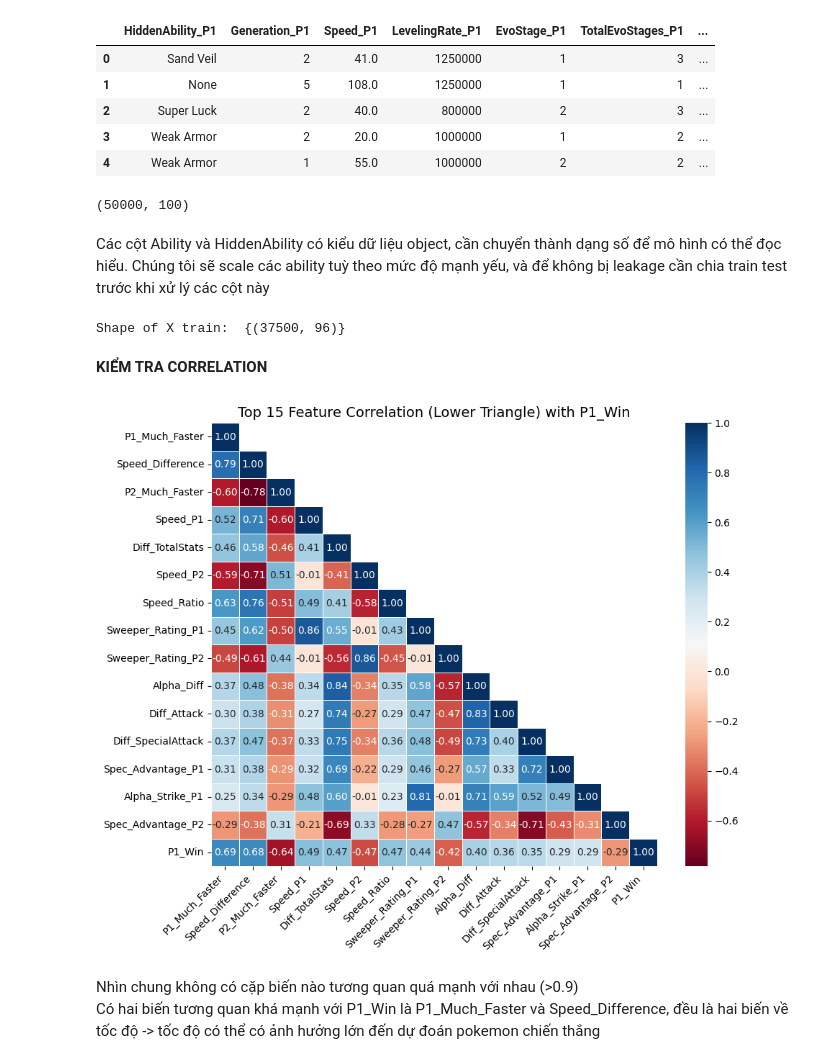
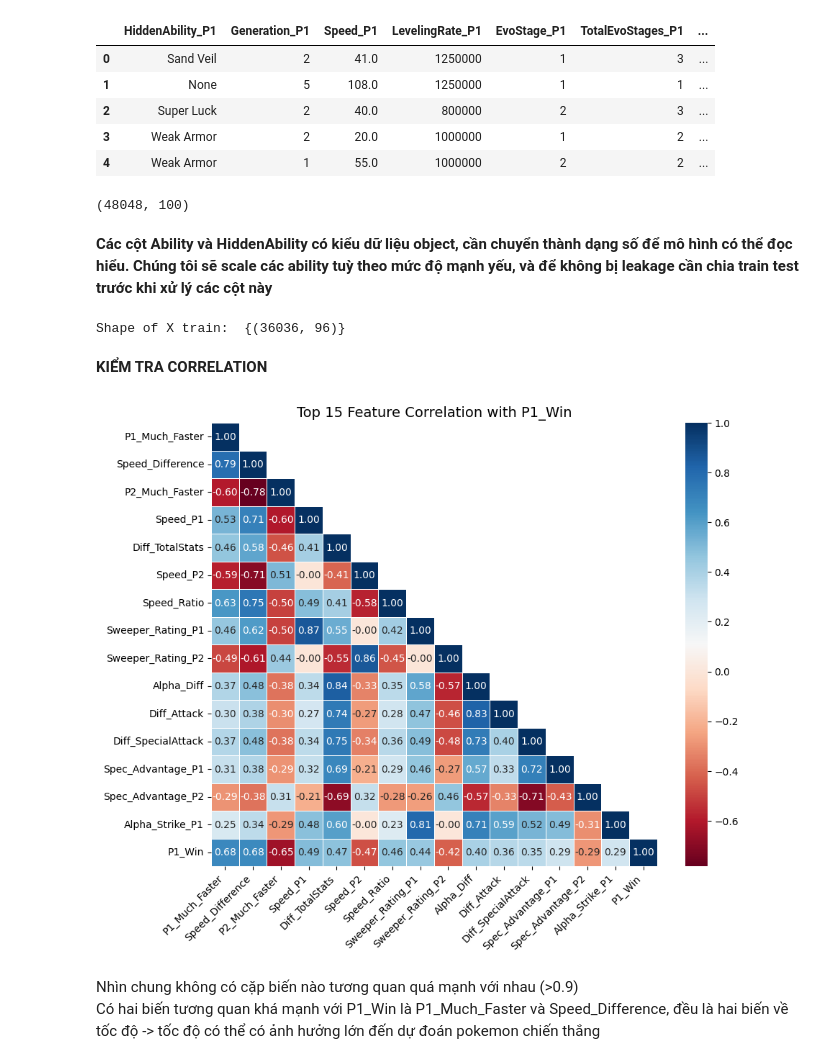
Before and after one commit to rizerize-1/pokemon, a Jupyter notebook: FE&Model.ipynb, the cells around one changed output. Cells and saved outputs as stored; diff of their text form; code cells hidden in the pictures.

Commit message:
Update markdown, fix ability

```diff
--- a/FE&Model.ipynb
+++ b/FE&Model.ipynb
@@ -19,9 +16,9 @@ from sklearn.ensemble import RandomForestClassifier
 from xgboost import XGBClassifier
 from sklearn.preprocessing import StandardScaler
 # %%
-df = pd.read_csv("data/modified/viz_pokemon.csv", keep_default_na = False)
-combats_df = pd.read_csv('data/raw_data/combats.csv')
-combats_df.drop_duplicates()
+df = pd.read_csv("pokemon/data/modified/viz_pokemon.csv", keep_default_na = False)
+combats_df = pd.read_csv('pokemon/data/raw_data/combats.csv')
+combats_df = combats_df.drop_duplicates().reset_index(drop=True)
 
 df.info()
 # %% [output]
@@ -164,7 +161,7 @@ df['LevelingRate'] = df['LevelingRate'].replace(['Slow', 'Medium Slow', 'Medium
 
 </div>
 # %%
-def create_feature(df):
+def create_intrinsic_metrics(df):
     # --- Alpha Strike (Sức Tấn Công Tối Ưu) ---
     # Logic: A Pokemon only attacks with its stronger stat. The other is irrelevant.
     df['Alpha_Strike'] = df[['Attack', 'SpecialAttack']].max(axis=1)
@@ -230,5 +227,5 @@ def create_feature(df):
 
     return df
 
-df = create_feature(df)
+df = create_intrinsic_metrics(df)
 # %% [markdown]
@@ -377,21 +380,21 @@ pokemon_df.head()
 # %%
 pokemon_df.shape
 # %% [output]
-(50000, 100)
+(48048, 100)
 # %% [markdown]
-Các cột Ability và HiddenAbility có kiểu dữ liệu object, cần chuyển thành dạng số để mô hình có thể đọc hiểu.
-Chúng tôi sẽ scale các ability tuỳ theo mức độ mạnh yếu, và để không bị leakage cần chia train test trước khi xử lý các cột này
+**Các cột Ability và HiddenAbility có kiểu dữ liệu object, cần chuyển thành dạng số để mô hình có thể đọc hiểu.
+Chúng tôi sẽ scale các ability tuỳ theo mức độ mạnh yếu, và để không bị leakage cần chia train test trước khi xử lý các cột này**
 # %%
 X = pokemon_df.drop(columns=['P1_Win'])
 y = pokemon_df['P1_Win']
 
 X_train, X_test, y_train, y_test = train_test_split(X, y, test_size=0.25, random_state=42, stratify=y)
 
-# Xử lý các cột Ability =========
+# Xử lý các cột Ability
 train_p1 = X_train[['Ability1_P1', 'Ability2_P1', 'HiddenAbility_P1']].melt()['value']
 train_p1_win = pd.concat([y_train]*3, ignore_index=True)
 
-# Gom cả P2 của tập TRAIN (P2 thắng = y_train là 0)
+# Gom P2 của tập TRAIN (P2 thắng = y_train là 0)
 train_p2 = X_train[['Ability1_P2', 'Ability2_P2', 'HiddenAbility_P2']].melt()['value']
 train_p2_win = pd.concat([1 - y_train]*3, ignore_index=True)
 
@@ -399,28 +402,27 @@ all_train_abs = pd.concat([train_p1, train_p2])
 all_train_wins = pd.concat([train_p1_win, train_p2_win])
 temp_df = pd.DataFrame({'Ability': all_train_abs, 'Win': all_train_wins})
 
-# Công thức: (Số trận thắng + alpha * trung bình toàn cục) / (Tổng số trận + alpha)
-# Giúp các ability hiếm không bị điểm quá cao hoặc quá thấp
 global_mean = all_train_wins.mean()
-alpha = 10 # Trọng số làm mượt (giả định có sẵn 10 trận hòa để kéo về trung bình)
+alpha = 10
 
 stats = temp_df.groupby('Ability')['Win'].agg(['sum', 'count'])
 tier_dict = ((stats['sum'] + alpha * global_mean) / (stats['count'] + alpha)).to_dict()
 
 expert_tier = {
-    # S+ tier (0.97–0.99)
+    # S+ tier (0.97–0.99) - Based on consensus S/BROKEN from Smogon 2012, GameFAQs 2017
     'Wonder Guard': 0.99, 'Shadow Tag': 0.98, 'Arena Trap': 0.98, 'Huge Power': 0.98, 'Pure Power': 0.98,
     'Speed Boost': 0.98, 'Moody': 0.98, 'Imposter': 0.98, 'Drizzle': 0.97, 'Drought': 0.97,
     'Snow Warning': 0.97, 'Desolate Land': 0.97, 'Primordial Sea': 0.97,
 
-    # S tier (0.90–0.96)
-    'Protean': 0.96, 'Libero': 0.96, 'Intimidate': 0.94, 'Magic Guard': 0.93, 'Levitate': 0.92,
+    # S tier (0.90–0.96) - Based on A/GOOD from Smogon 2012, GameFAQs 2017, TheGamer 2025
+    'Protean': 0.96, 'Intimidate': 0.94, 'Magic Guard': 0.93, 'Levitate': 0.92,
     'Regenerator': 0.92, 'Prankster': 0.91, 'Multiscale': 0.91, 'Fur Coat': 0.91,
 
-    # A+ tier (0.85–0.89)
+    # A+ tier (0.85–0.89) - Based on A/NICHE/GOOD from Smogon 2012, GameFAQs 2017
     'Swift Swim': 0.89, 'Chlorophyll': 0.89, 'Sand Rush': 0.89, 'Technician': 0.88,
     'Adaptability': 0.88, 'Guts': 0.87, 'Tough Claws': 0.87,
 
+    # Low tier - Based on F/HANDICAP from Smogon 2012, GameFAQs 2017
     'Slow Start': 0.15, 'Truant': 0.10, 'Defeatist': 0.20,
 }
 tier_dict.update(expert_tier)
@@ -446,7 +448,7 @@ X_train['Ability_Score_P1'] = X_train.apply(lambda r: calculate_score(r, 'P1', t
 X_train['Ability_Score_P2'] = X_train.apply(lambda r: calculate_score(r, 'P2', tier_dict), axis=1)
 X_train['Ability_Diff'] = X_train['Ability_Score_P1'] - X_train['Ability_Score_P2']
 
-# Áp dụng cho X_test (Dùng tier_dict CỦA TẬP TRAIN)
+# Áp dụng cho X_test
 X_test['Ability_Score_P1'] = X_test.apply(lambda r: calculate_score(r, 'P1', tier_dict), axis=1)
 X_test['Ability_Score_P2'] = X_test.apply(lambda r: calculate_score(r, 'P2', tier_dict), axis=1)
 X_test['Ability_Diff'] = X_test['Ability_Score_P1'] - X_test['Ability_Score_P2']
@@ -460,37 +462,37 @@ X_test.drop(columns = cols_to_drop, inplace = True)
 # %%
 print("Shape of X train: ", {X_train.shape})
 # %% [output]
-Shape of X train:  {(37500, 96)}
+Shape of X train:  {(36036, 96)}
 # %% [markdown]
 **KIỂM TRA CORRELATION**
 # %%
 y_train_df = y_train.to_frame(name='P1_Win')
 combined_df = pd.concat([X_train.select_dtypes(include=[np.number]), y_train_df], axis=1)
 
 corr_matrix = combined_df.corr()
 
 target_corr = corr_matrix['P1_Win'].sort_values(ascending=False, key=abs)
 top_features = target_corr.index[1:16].tolist()
 
 corr_top = combined_df[top_features + ['P1_Win']].corr()
 
 mask = np.triu(np.ones_like(corr_top, dtype=bool), k=1)
 
 plt.figure(figsize=(10, 8))
 sns.heatmap(
     corr_top,
     mask=mask,
     annot=True,
     fmt=".2f",
     cmap='RdBu',
     linewidths=.5
 )
 
 plt.xticks(rotation=45, ha='right')
-plt.title('Top 15 Feature Correlation (Lower Triangle) with P1_Win', fontsize=14)
+plt.title('Top 15 Feature Correlation with P1_Win', fontsize=14)
 plt.show()
 # %% [output]
-[figure, old version]
+[figure, new version]
 # %% [markdown]
 Nhìn chung không có cặp biến nào tương quan quá mạnh với nhau (>0.9)
 Có hai biến tương quan khá mạnh với P1_Win là P1_Much_Faster và Speed_Difference, đều là hai biến về tốc độ -> tốc độ có thể có ảnh hưởng lớn đến dự đoán pokemon chiến thắng
```
Also changed, not shown: parts of 11 cells of this notebook.
